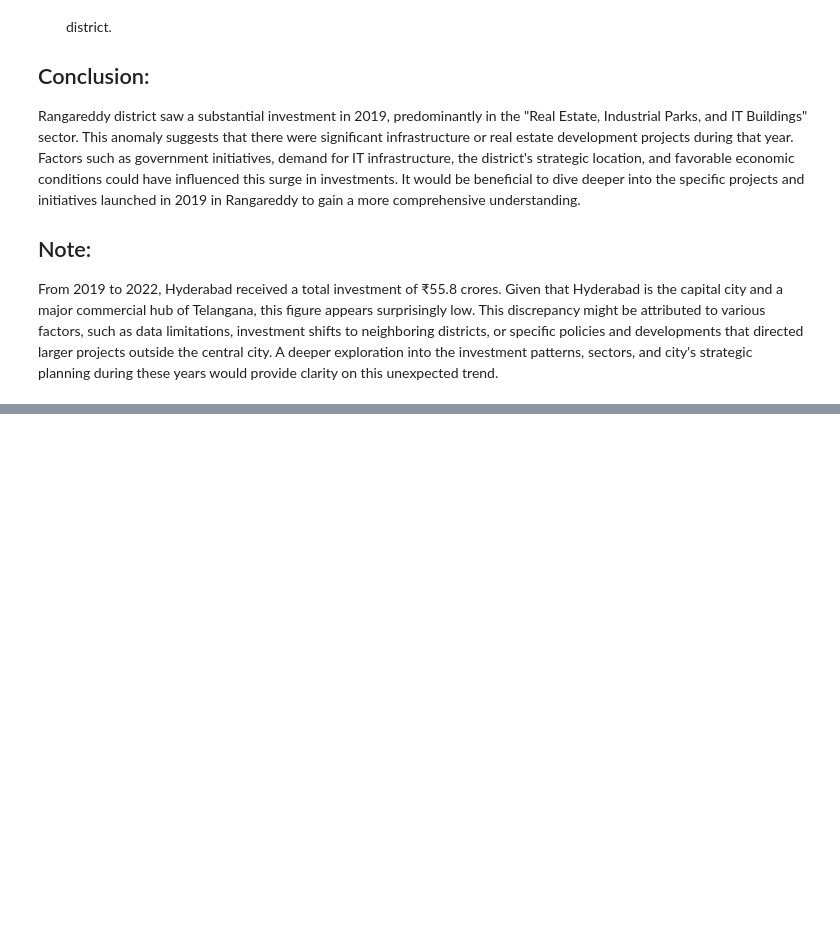
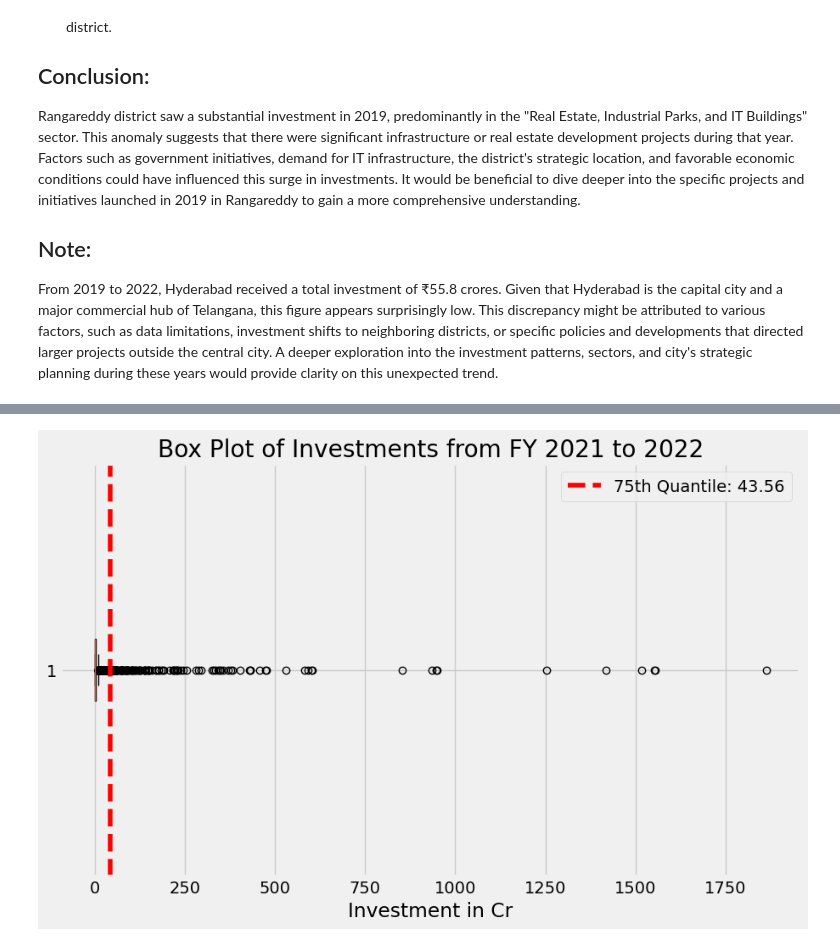
Before and after one commit to nani2357/Telangana_Growth_Analysis, a Jupyter notebook: notebooks/ts-ipass.ipynb, the cells around one changed output, grey strips where cells are left out. Saved outputs shown, nothing was run; the diff lists cells and outputs as text; code cells hidden in the pictures; blank space fills up the shorter version.

```diff
--- a/notebooks/ts-ipass.ipynb
+++ b/notebooks/ts-ipass.ipynb
@@ -790,0 +795,4 @@ From 2019 to 2022, Hyderabad received a total investment of ₹55.8 crores. Give
+# %%
+# Filter the Data
+filtered_data = investments[investments['fiscal_year'].isin([2021, 2022])]
+filtered_data['fiscal_year'].value_counts()
@@ -790,0 +803,7 @@ From 2019 to 2022, Hyderabad received a total investment of ₹55.8 crores. Give
+# %%
+#Group and Aggregate
+grouped_data = filtered_data.groupby(['sector', 'district']).agg({
+    'investment_in_cr': 'sum'
+}).reset_index()
+
+grouped_data.head()
@@ -790,0 +856,14 @@ From 2019 to 2022, Hyderabad received a total investment of ₹55.8 crores. Give
+# %%
+# Calculate the 75th quantile
+threshold = grouped_data['investment_in_cr'].quantile(0.75)
+
+# Create a box plot for the 'investment_in_cr' column
+plt.figure(figsize=(10, 6))
+plt.boxplot(filtered_data['investment_in_cr'], vert=False)
+plt.axvline(x=threshold, color='r', linestyle='--', label=f'75th Quantile: {threshold:.2f}')
+plt.title("Box Plot of Investments from FY 2021 to 2022")
+plt.xlabel('Investment in Cr')
+plt.legend()
+plt.show()
+# %% [output]
+[figure, added]
```
Also changed, not shown: parts of 12 cells of this notebook, 5 other files.
